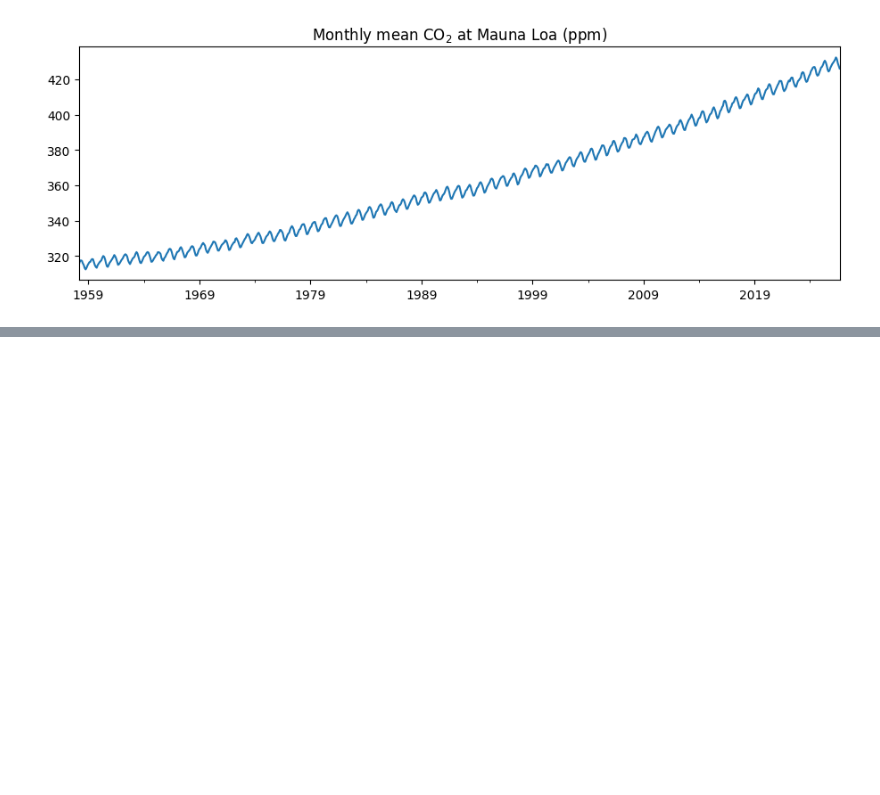
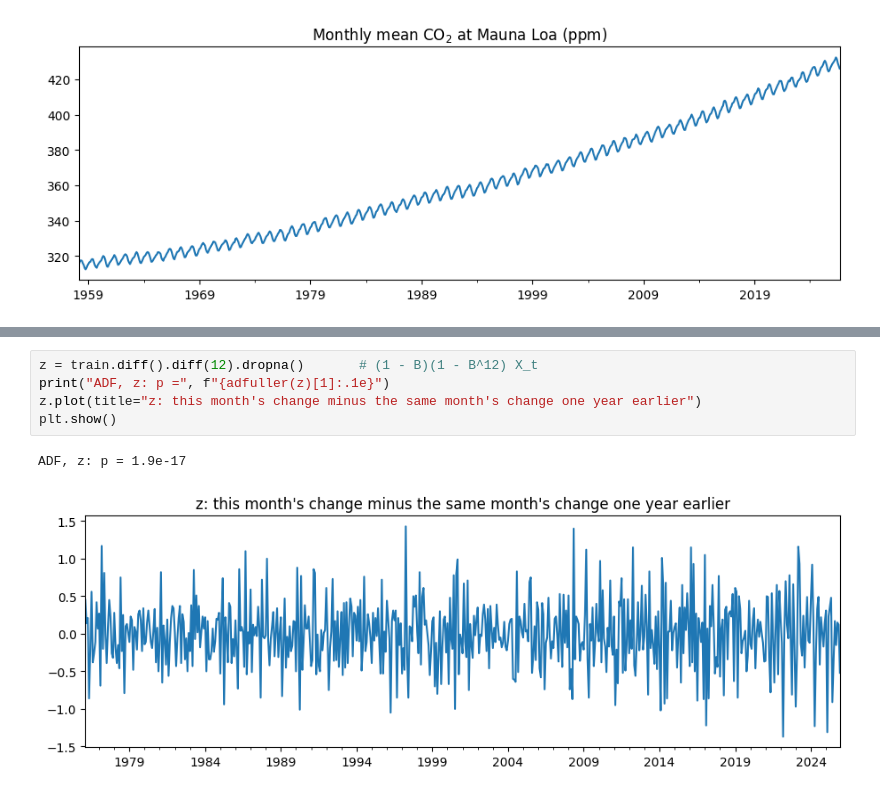
Before and after one commit to Forgottenpet/Modulo1-Notebooks2, a Jupyter notebook: Notebook4.ipynb, the cells around one changed output, grey strips where cells are left out. Drawn from its saved outputs; the diff is of its cells as text; blank space fills up the shorter version.

```diff
--- a/Notebook4.ipynb
+++ b/Notebook4.ipynb
@@ -33,0 +76,8 @@ plt.show()
+# %%
+z = train.diff().diff(12).dropna()       # (1 - B)(1 - B^12) X_t
+print("ADF, z: p =", f"{adfuller(z)[1]:.1e}")
+z.plot(title="z: this month's change minus the same month's change one year earlier")
+plt.show()
+# %% [output]
+ADF, z: p = 1.9e-17
+[figure, added]
```
Also changed, not shown: parts of 7 cells of this notebook.
